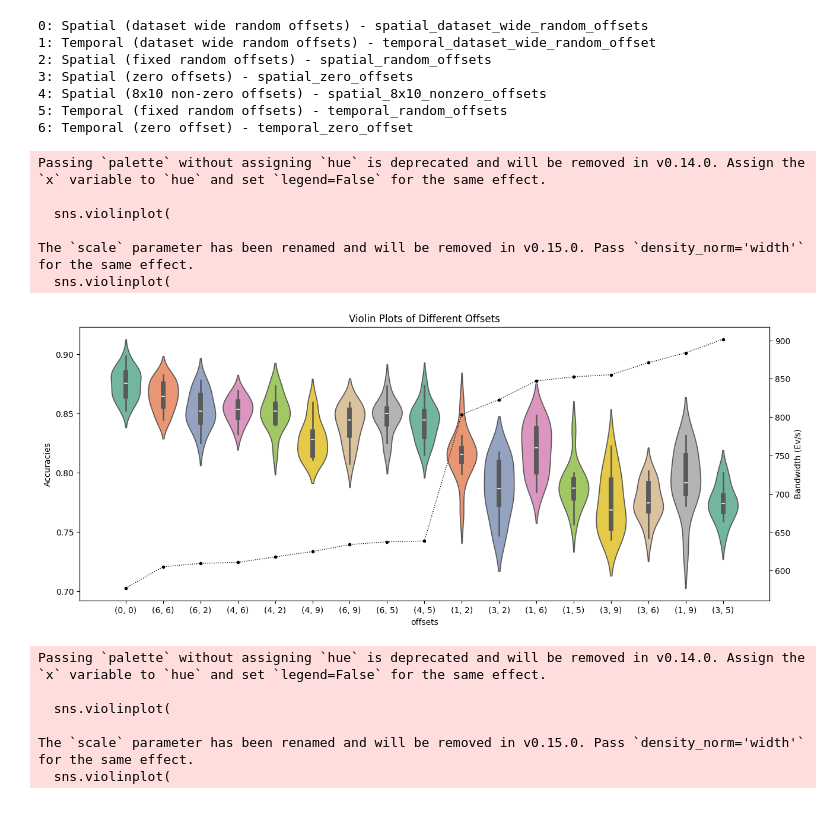
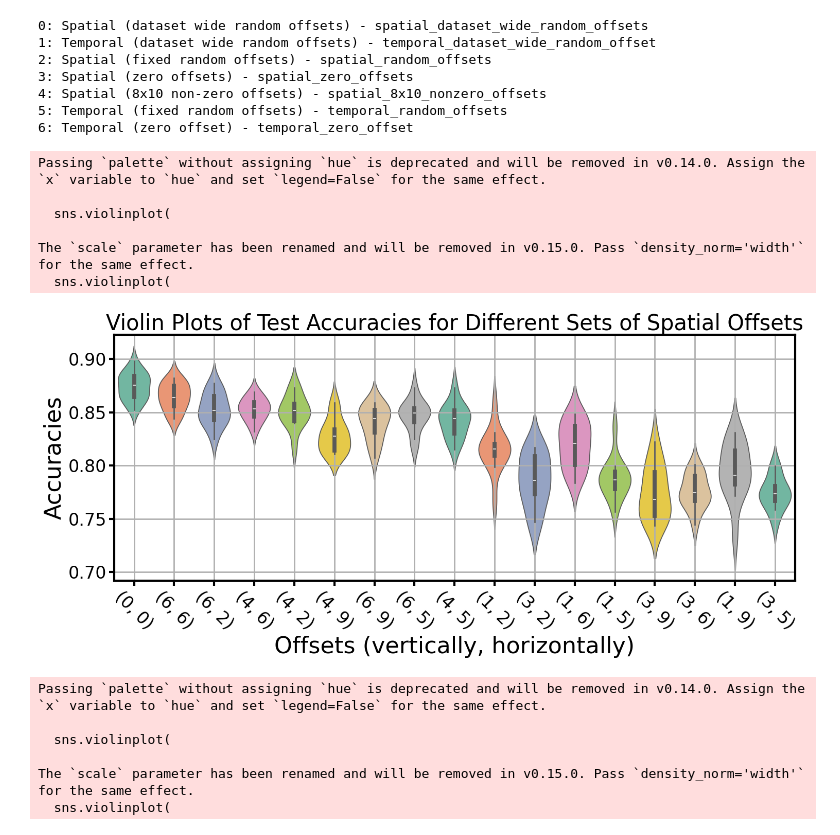
Before and after one commit to hesamaraghi/DGCNN_CV_format, a Jupyter notebook: subsampling_figures/fig_offset.ipynb, the cells around one changed output. Cells and saved outputs as stored; diff of their text form; code cells hidden in the pictures.

```diff
--- a/subsampling_figures/fig_offset.ipynb
+++ b/subsampling_figures/fig_offset.ipynb
@@ -235,9 +283,9 @@ for ii,r in enumerate(result_dict[ds_name]):
         zero_offset_df_8x10.loc[:,'h_r_offset'] = [0] * len(zero_offset_df_8x10)
         zero_offset_df_8x10.loc[:,'v_r_offset'] = [0] * len(zero_offset_df_8x10)
 
-combined_df = pd.concat([filtered_df,zero_offset_df_8x10]).sort_values(by='bandwidth',ascending=True)
+combined_df = pd.concat([filtered_df,zero_offset_df_8x10]).sort_values(by='num_events',ascending=True)
 combined_df_bw_grouped_series = combined_df.groupby('h_r_offset_v_r_offset_zipped')
-combined_df_bw_grouped = combined_df_bw_grouped_series['bandwidth'].mean().sort_values(ascending=True).reset_index()
+combined_df_bw_grouped = combined_df_bw_grouped_series['num_events'].mean().sort_values(ascending=True).reset_index()
 # %% [output]
 0: Spatial (dataset wide random offsets) - spatial_dataset_wide_random_offsets
 1: Temporal (dataset wide random offsets) - temporal_dataset_wide_random_offset
@@ -248,48 +296,60 @@ combined_df_bw_grouped = combined_df_bw_grouped_series['bandwidth'].mean().sort_
 6: Temporal (zero offset) - temporal_zero_offset
 # %%
 # Initialize the figure
-fig, ax1 = plt.subplots(figsize=(15, 6))
+fig, ax1 = plt.subplots(figsize=(15, 7))
 
 # Create the violin plot
 sns.violinplot(
         y=combined_df['test_acc'].tolist(),
         x=combined_df['h_r_offset_v_r_offset_zipped'].map(str).tolist(),
         inner="box",
         scale="width",
         palette="Set2",
         order = combined_df_bw_grouped['h_r_offset_v_r_offset_zipped'].map(str).tolist(),
     )
 
 # Add title and labels
-plt.title('Violin Plots of Different Offsets')
-plt.xlabel('offsets')
-plt.ylabel('Accuracies')
+plt.title('Violin Plots of Test Accuracies for Different Sets of Spatial Offsets', fontsize=30)
 
 # Create the second axis (right side)
-ax2 = ax1.twinx()
-ax1.set_ylabel('Accuracies')
-ax2.set_ylabel('Bandwidth (Ev/s)')
 
-# Plot the values and connect them with a line
-ax2.plot(
-    combined_df_bw_grouped.index,
-    combined_df_bw_grouped['bandwidth'],
-    marker='.',
-    color='k',
-    linestyle=':',
-    linewidth=1)
+ax1.set_xlabel('Offsets (vertically, horizontally)', fontsize=32)
+ax1.set_ylabel('Accuracies', fontsize=32)
+ax1.tick_params(axis='y',  which='both', width=3, length=7, labelsize=24)
+ax1.tick_params(axis='x',  which='both', width=3, length=7, labelsize=24, rotation=-45)
 
+# ax2 = ax1.twinx()
+# ax2.set_ylabel('#events per video', fontsize=32)
+# # Plot the values and connect them with a line
+# ax2.plot(
+#     combined_df_bw_grouped.index,
+#     combined_df_bw_grouped['num_events'],
+#     marker='.',
+#     markersize=20,
+#     color='k',
+#     linestyle=':',
+#     linewidth=4,
+#     alpha=0.7,)
+# ax2.tick_params(axis='y',  which='both', width=3, length=7, labelsize=24)
+
+ax1.grid(axis='x' , linewidth=2)  # Adjust as needed
+ax1.grid(axis='y', linewidth=2)  # Adjust as needed
+
+for spine in ax1.spines.values():
+    spine.set_linewidth(3)  # Adjust thickness as needed
+
+plt.tight_layout()
 plt.savefig(os.path.join(subfolder_name,f'violin_plot_spatial_{ds_name}.eps'))
 # Show the plot
 plt.show()
 # %% [output]
 Passing `palette` without assigning `hue` is deprecated and will be removed in v0.14.0. Assign the `x` variable to `hue` and set `legend=False` for the same effect.
 
   sns.violinplot(
 
 The `scale` parameter has been renamed and will be removed in v0.15.0. Pass `density_norm='width'` for the same effect.
   sns.violinplot(
-[figure, old version]
+[figure, new version]
 # %%
 # Initialize the figure
 fig, ax1 = plt.subplots(figsize=(15, 6))
```
Also changed, not shown: parts of 6 cells of this notebook, 4 other files.
